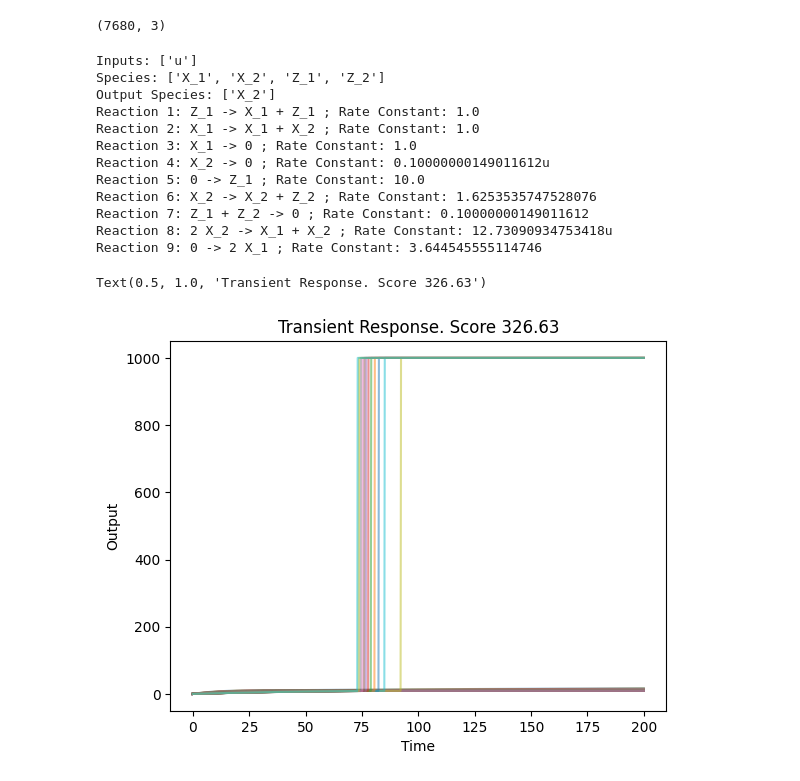
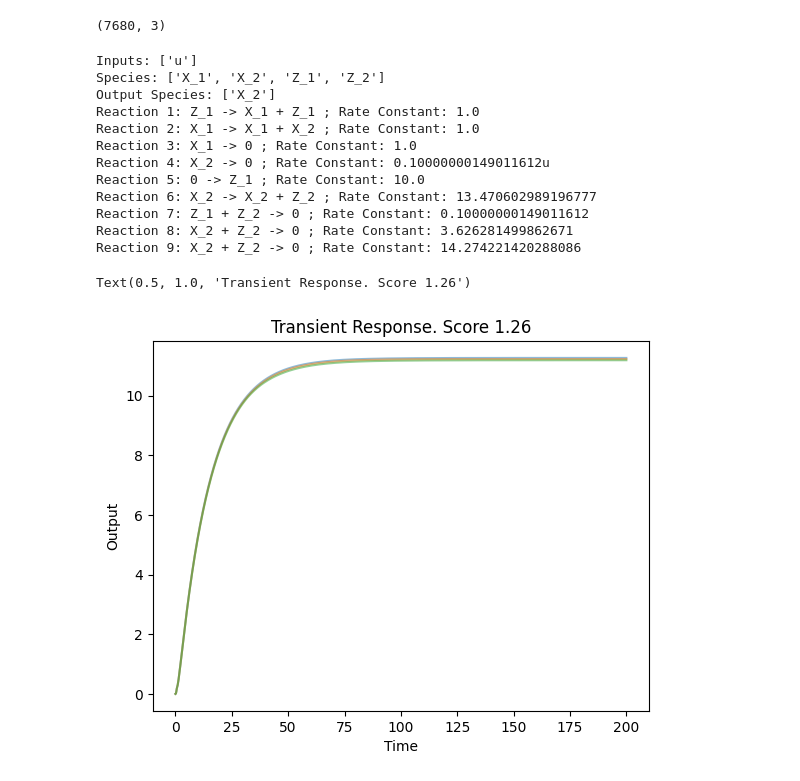
Before and after one commit to Maurice-Filo/GenAI-Net, a Jupyter notebook: CRNGenAI/Testing/AIF_Transient_StructureParameters_disturbance_rejection.ipynb, the cells around one changed output. Cells and saved outputs as stored; diff of their text form; code cells hidden in the pictures.

```diff
--- a/CRNGenAI/Testing/AIF_Transient_StructureParameters_disturbance_rejection.ipynb
+++ b/CRNGenAI/Testing/AIF_Transient_StructureParameters_disturbance_rejection.ipynb
@@ -129,9 +129,13 @@ def Performance_Metric(r, y):
     # return np.linalg.norm(r - y) / np.sqrt(len(y)) # + np.abs(y[-1] - r)
     y = np.transpose(y, (1, 0, 2))
     weight = np.ones(y.shape[0])
-    weight[(len(weight)//10)*9:] = weight[(len(weight)//10)*9:]*10
-    weight[:(len(weight)//10)] = weight[:(len(weight)//10)]*0.25
-    return (weight*np.abs(r - y)).sum()/ y.shape[0] / y.shape[1] / y.shape[2]
+    weight[(len(weight)//5)*4:] = weight[(len(weight)//5)*4:]*2
+    weight[:(len(weight)//5)] = weight[:(len(weight)//5)]*0.25
+
+    # reshape weight to match the shape of y
+    weight = np.repeat(weight, y.shape[1]*y.shape[2]).reshape(y.shape[0], y.shape[1], y.shape[2])
+
+    return (weight*np.abs(r - y)).mean()
 
 def SS_Metric(r, y_ss):
     return np.abs(r - y_ss)
@@ -171,6 +175,7 @@ def _compute_single_loss(args):
 def compute_loss(self, r, initial_condition, time_horizon, h0, c0, manifold_dim, CRN_Fixed):
     network_outputs = self.forward(h0, c0, manifold_dim)
     stoichiometry_reactants, stoichiometry_products, input_influence_matrix, parameter, total_logP, total_entropy, h, c = network_outputs
+    input_influence_matrix = input_influence_matrix*0. #TODO check
     network_outputs=stoichiometry_reactants, stoichiometry_products, input_influence_matrix, parameter.T
     network_outputs = unzip(network_outputs)
 
@@ -192,7 +197,7 @@ MyCRN_Generator.compute_loss = types.MethodType(compute_loss, MyCRN_Generator)
 # %%
 # Train the CRN generator
 r = np.array([[10], [10], [10]], dtype=np.float32)
-time_horizon = np.linspace(0, t_final, 100, dtype=np.float32)
+time_horizon = np.linspace(0, t_final, 1000, dtype=np.float32)
 initial_condition = np.array([0, 0, 0, 0], dtype=np.float32)
 manifold_dim = 0
 h0 = torch.ones(MyCRN_Generator.num_samples, RSG_Attributes.LSTM_hidden_size).float().to(device)
@@ -207,7 +212,7 @@ of.close()
 losses = {
     "mean": [],
     "best": [],
-    "25p": [],
+    "worst": [],
     "entropy": [],
     "entropy_weight": [],
     "distance": []
@@ -226,14 +231,16 @@ for epoch in range(num_epochs):
 
     # Risky policy gradients
 
+    loss_for_each_sample_comp = loss_for_each_sample / loss_for_each_sample.min()
 
-    loss_for_gradient =  (loss_for_each_sample.detach() * total_logPs) - entropy_weight * entropy_mean - (entropy_weight * total_entropy.detach() * total_logPs)
-    top_k = torch.topk(loss_for_each_sample - entropy_weight*total_entropy, int(MyCRN_Generator.num_samples * (1.-risk)), largest=False).indices # - entropy_weight*total_entropy
+    loss_for_gradient =  (loss_for_each_sample_comp.detach() * total_logPs) - entropy_weight * entropy_mean - (entropy_weight * total_entropy.detach() * total_logPs)
+    top_k = torch.topk(loss_for_each_sample, int(MyCRN_Generator.num_samples * (1.-risk)), largest=False).indices # - entropy_weight*total_entropy
 
     best = loss_for_each_sample[top_k[0]]
     worst = loss_for_each_sample[top_k[-1]]
 
-    loss_for_gradient = torch.mean(loss_for_gradient[top_k])
+    loss_for_gradient = torch.mean(loss_for_gradient[top_k])  # /loss_for_gradient[top_k[0]]
+    print(loss_for_gradient.max())
 
     loss_mean = loss_for_each_sample[top_k].mean()
 
@@ -241,19 +248,17 @@ for epoch in range(num_epochs):
     loss_for_gradient.backward()
 
     #clip gradients
-    torch.nn.utils.clip_grad_norm_(MyCRN_Generator.parameters(), 0.01)
+    # torch.nn.utils.clip_grad_norm_(MyCRN_Generator.parameters(), 0.01)
     optimizer.step()
-
-    percentile_25 = torch.quantile(loss_for_each_sample, 0.25)
 
     if epoch % 1 == 0:
         of = open("output.txt", "a")
-        print('Epoch: %d, Mean Loss: %.4f (real %.4f, best %.4f, .25 %.4f), Entropy: %.4f, Entropy Weight: %.4f, Risk %.4f' % (epoch, loss_mean.item(), loss_mean.item(), best.item(),  worst.item(), entropy_mean.item(), entropy_weight, risk), file=of)
+        print('Epoch: %d, Mean Loss: %.4f (real %.4f, best %.4f, worst %.4f), Entropy: %.4f, Entropy Weight: %.4f, Risk %.4f' % (epoch, loss_mean.item(), loss_mean.item(), best.item(),  worst.item(), entropy_mean.item(), entropy_weight, risk), file=of)
         of.close()
         losses["distance"].append(loss_mean.item())
         losses["mean"].append(loss_for_gradient.item())
         losses["best"].append(best.item())
-        losses["25p"].append(worst.item())
+        losses["worst"].append(worst.item())
         losses["entropy"].append(entropy_mean.item())
         losses["entropy_weight"].append(entropy_weight)
 
@@ -308,6 +330,7 @@ for _ in range(n_repeat):
     h0 = torch.ones(MyCRN_Generator.num_samples, RSG_Attributes.LSTM_hidden_size).float().to(device)
     c0 = torch.ones(MyCRN_Generator.num_samples, RSG_Attributes.LSTM_hidden_size).float().to(device)
     stoichiometry_reactants_, stoichiometry_products_, input_influence_matrix_, parameter_, _, _, _, _= MyCRN_Generator(h0, c0, manifold_dim)
+    input_influence_matrix_ = input_influence_matrix_*0. #TODO check
 
     # Transient Response for the AIF Controller
     u = np.array([[0.5], [1], [1.5]], dtype=np.float32)
@@ -382,46 +409,45 @@ parameter.shape
 # %% [output]
 (7680, 3)
 # %%
-i = indices[7]
+i = indices[-1]
 IOCRN_APIDF2[i].print_reactions(species, inputs)
 
-u = np.array([[0.1*i+0.5] for i in range(100)], dtype=np.float32)
+u = np.array([[0.5*i+0.5] for i in range(3)], dtype=np.float32)
 
 time_horizon = np.linspace(0, t_final+100, 1000, dtype=np.float32)
 
 # outputs_transient = IOCRN_APIDF2[i].transient_response(u, initial_condition, time_horizon)
-
 S_R = np.concatenate((IOCRN_AIF.stoichiometry_reactants, stoichiometry_reactants[i,:,:]), axis=1)
 S_P = np.concatenate((IOCRN_AIF.stoichiometry_products, stoichiometry_products[i,:,:]),  axis=1)
 S_I = np.concatenate((IOCRN_AIF.input_influence_matrix, input_influence_matrix[i,:,:]), axis=1)
 p = np.concatenate((IOCRN_AIF.parameters, parameter[i, :-1]),axis=0)
 p[5] = parameter[i, -1]
 test = IOCRN_MassAction(S_R, S_P, p, S_I, np.array([2], dtype=np.int8))
 
 outputs_transient = test.transient_response(u, initial_condition, time_horizon)
 
 
 for j in range(len(outputs_transient)):
     plt.plot(time_horizon, outputs_transient[j], alpha=0.5)#, color=colors[j])
 plt.xlabel('Time')
 plt.ylabel('Output')
 plt.title('Transient Response. Score %.2f' % Performance[i])
 # plt.legend()
 # %% [output]
 Inputs: ['u']
 Species: ['X_1', 'X_2', 'Z_1', 'Z_2']
 Output Species: ['X_2']
 Reaction 1: Z_1 -> X_1 + Z_1 ; Rate Constant: 1.0
 Reaction 2: X_1 -> X_1 + X_2 ; Rate Constant: 1.0
 Reaction 3: X_1 -> 0 ; Rate Constant: 1.0
 Reaction 4: X_2 -> 0 ; Rate Constant: 0.10000000149011612u
 Reaction 5: 0 -> Z_1 ; Rate Constant: 10.0
-Reaction 6: X_2 -> X_2 + Z_2 ; Rate Constant: 1.6253535747528076
+Reaction 6: X_2 -> X_2 + Z_2 ; Rate Constant: 13.470602989196777
 Reaction 7: Z_1 + Z_2 -> 0 ; Rate Constant: 0.10000000149011612
-Reaction 8: 2 X_2 -> X_1 + X_2 ; Rate Constant: 12.73090934753418u
-Reaction 9: 0 -> 2 X_1 ; Rate Constant: 3.644545555114746
+Reaction 8: X_2 + Z_2 -> 0 ; Rate Constant: 3.626281499862671
+Reaction 9: X_2 + Z_2 -> 0 ; Rate Constant: 14.274221420288086
-Text(0.5, 1.0, 'Transient Response. Score 326.63')
+Text(0.5, 1.0, 'Transient Response. Score 1.26')
-[figure, old version]
+[figure, new version]
 # %%
 print(p)
 # %% [output]
```
Also changed, not shown: parts of 9 cells of this notebook, 3 other files.
